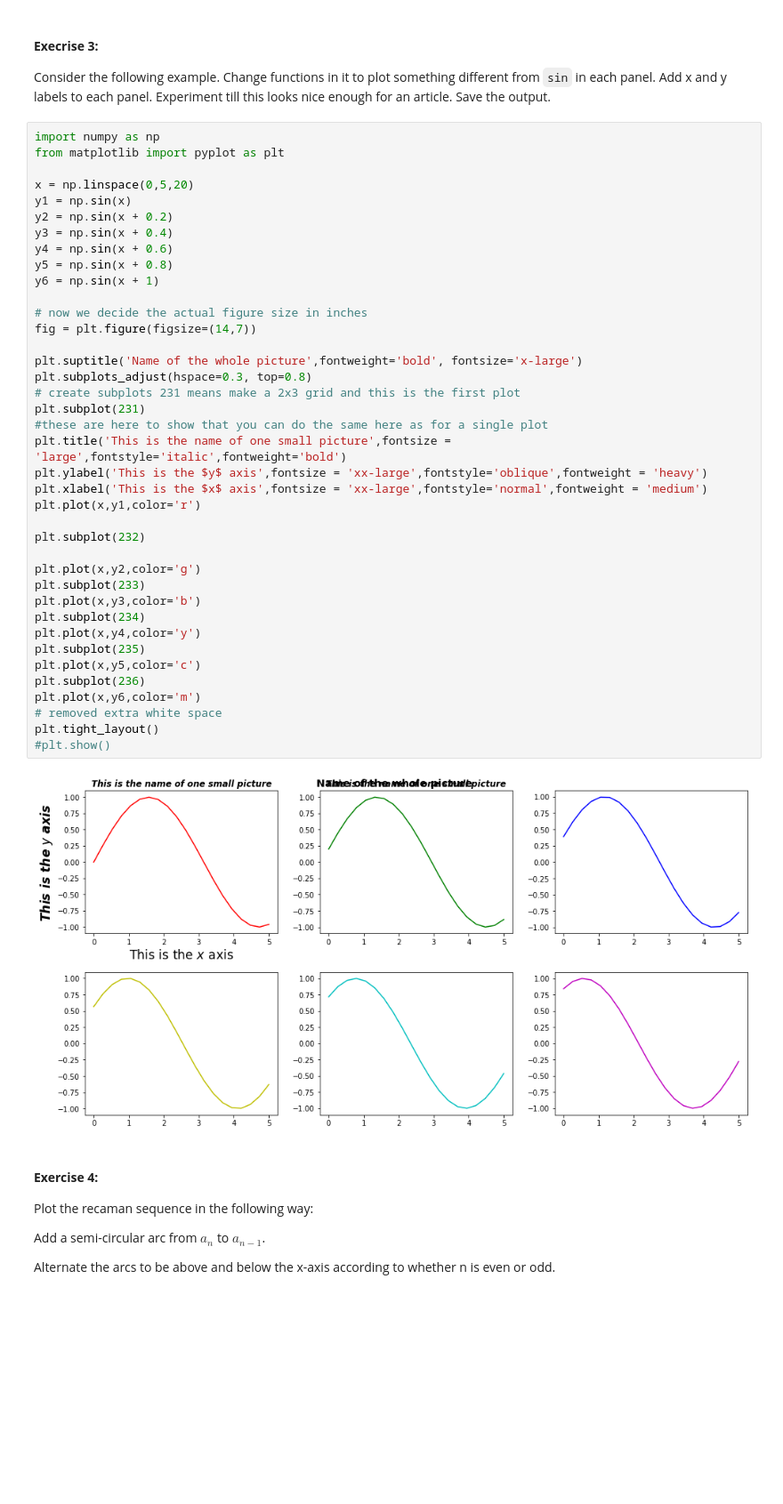
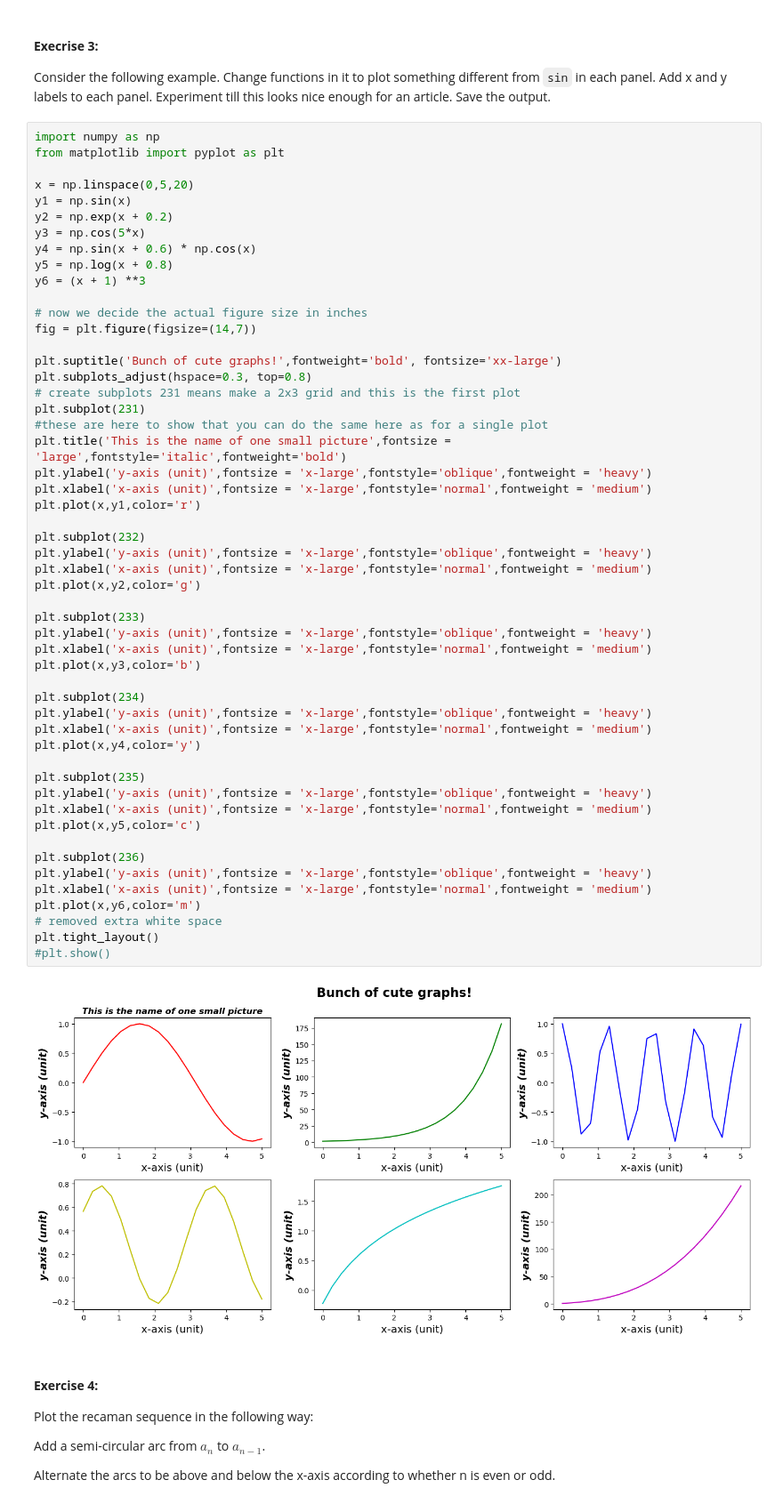
Before and after one commit to nathasya-abenita/ScientificPython_diploma26, a Jupyter notebook: Exercises2-3-4.ipynb, the cells around one changed output. Shown at 89% size. Cells and saved outputs as stored; diff of their text form; blank space fills up the shorter version.

```diff
--- a/Exercises2-3-4.ipynb
+++ b/Exercises2-3-4.ipynb
@@ -13,43 +87,56 @@ Consider the following example. Change functions in it to plot something differe
 import numpy as np
 from matplotlib import pyplot as plt
 
 x = np.linspace(0,5,20)
 y1 = np.sin(x)
-y2 = np.sin(x + 0.2)
-y3 = np.sin(x + 0.4)
-y4 = np.sin(x + 0.6)
-y5 = np.sin(x + 0.8)
-y6 = np.sin(x + 1)
+y2 = np.exp(x + 0.2)
+y3 = np.cos(5*x)
+y4 = np.sin(x + 0.6) * np.cos(x)
+y5 = np.log(x + 0.8)
+y6 = (x + 1) **3
 
 # now we decide the actual figure size in inches
 fig = plt.figure(figsize=(14,7))
 
-plt.suptitle('Name of the whole picture',fontweight='bold', fontsize='x-large')
+plt.suptitle('Bunch of cute graphs!',fontweight='bold', fontsize='xx-large')
 plt.subplots_adjust(hspace=0.3, top=0.8)
 # create subplots 231 means make a 2x3 grid and this is the first plot
 plt.subplot(231)
 #these are here to show that you can do the same here as for a single plot
 plt.title('This is the name of one small picture',fontsize = 'large',fontstyle='italic',fontweight='bold')
-plt.ylabel('This is the $y$ axis',fontsize = 'xx-large',fontstyle='oblique',fontweight = 'heavy')
-plt.xlabel('This is the $x$ axis',fontsize = 'xx-large',fontstyle='normal',fontweight = 'medium')
+plt.ylabel('y-axis (unit)',fontsize = 'x-large',fontstyle='oblique',fontweight = 'heavy')
+plt.xlabel('x-axis (unit)',fontsize = 'x-large',fontstyle='normal',fontweight = 'medium')
 plt.plot(x,y1,color='r')
 
 plt.subplot(232)
+plt.ylabel('y-axis (unit)',fontsize = 'x-large',fontstyle='oblique',fontweight = 'heavy')
+plt.xlabel('x-axis (unit)',fontsize = 'x-large',fontstyle='normal',fontweight = 'medium')
+plt.plot(x,y2,color='g')
 
-plt.plot(x,y2,color='g')
 plt.subplot(233)
+plt.ylabel('y-axis (unit)',fontsize = 'x-large',fontstyle='oblique',fontweight = 'heavy')
+plt.xlabel('x-axis (unit)',fontsize = 'x-large',fontstyle='normal',fontweight = 'medium')
 plt.plot(x,y3,color='b')
+
 plt.subplot(234)
+plt.ylabel('y-axis (unit)',fontsize = 'x-large',fontstyle='oblique',fontweight = 'heavy')
+plt.xlabel('x-axis (unit)',fontsize = 'x-large',fontstyle='normal',fontweight = 'medium')
 plt.plot(x,y4,color='y')
+
 plt.subplot(235)
+plt.ylabel('y-axis (unit)',fontsize = 'x-large',fontstyle='oblique',fontweight = 'heavy')
+plt.xlabel('x-axis (unit)',fontsize = 'x-large',fontstyle='normal',fontweight = 'medium')
 plt.plot(x,y5,color='c')
+
 plt.subplot(236)
+plt.ylabel('y-axis (unit)',fontsize = 'x-large',fontstyle='oblique',fontweight = 'heavy')
+plt.xlabel('x-axis (unit)',fontsize = 'x-large',fontstyle='normal',fontweight = 'medium')
 plt.plot(x,y6,color='m')
 # removed extra white space
 plt.tight_layout()
 #plt.show()
 # %% [output]
-[figure, old version]
+[figure, new version]
 # %% [markdown]
 #### **Exercise 4:**
 Plot the recaman sequence in the following way:
```
Also changed, not shown: parts of 26 cells of this notebook, 2 other files.
